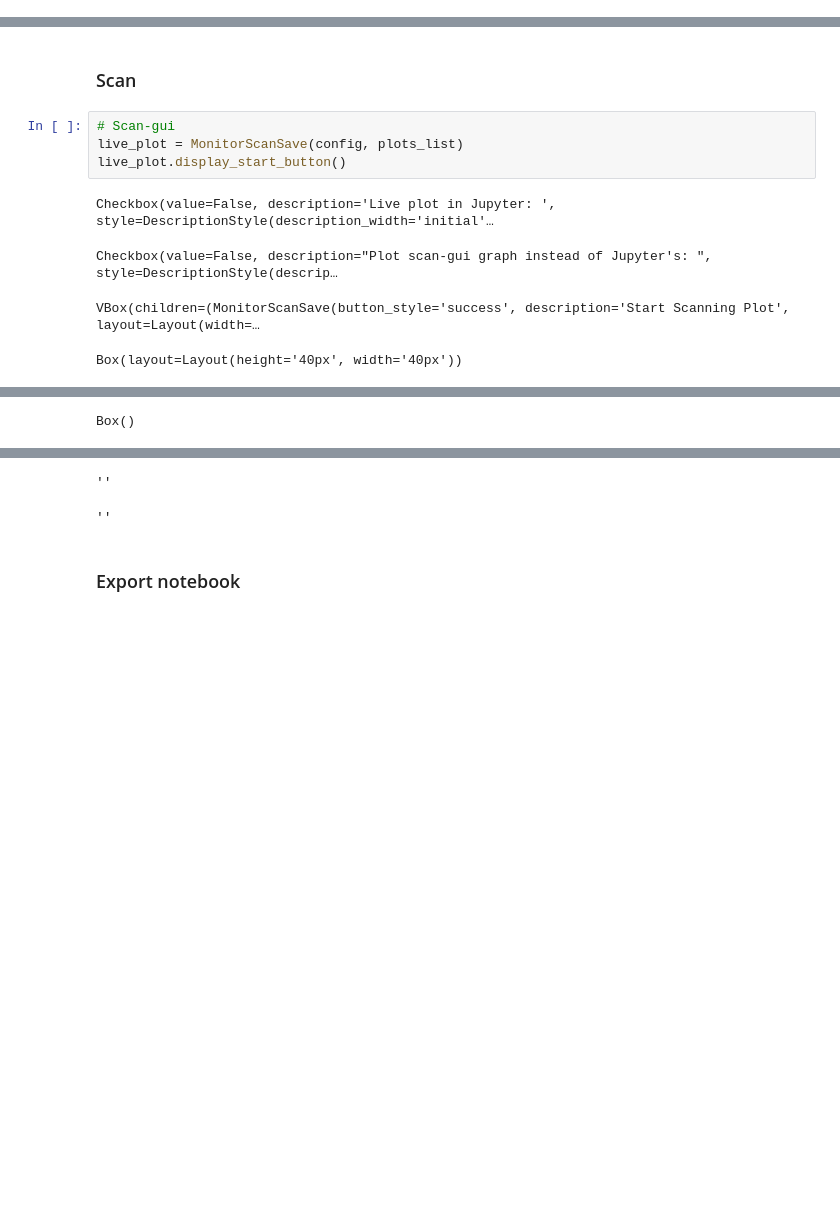
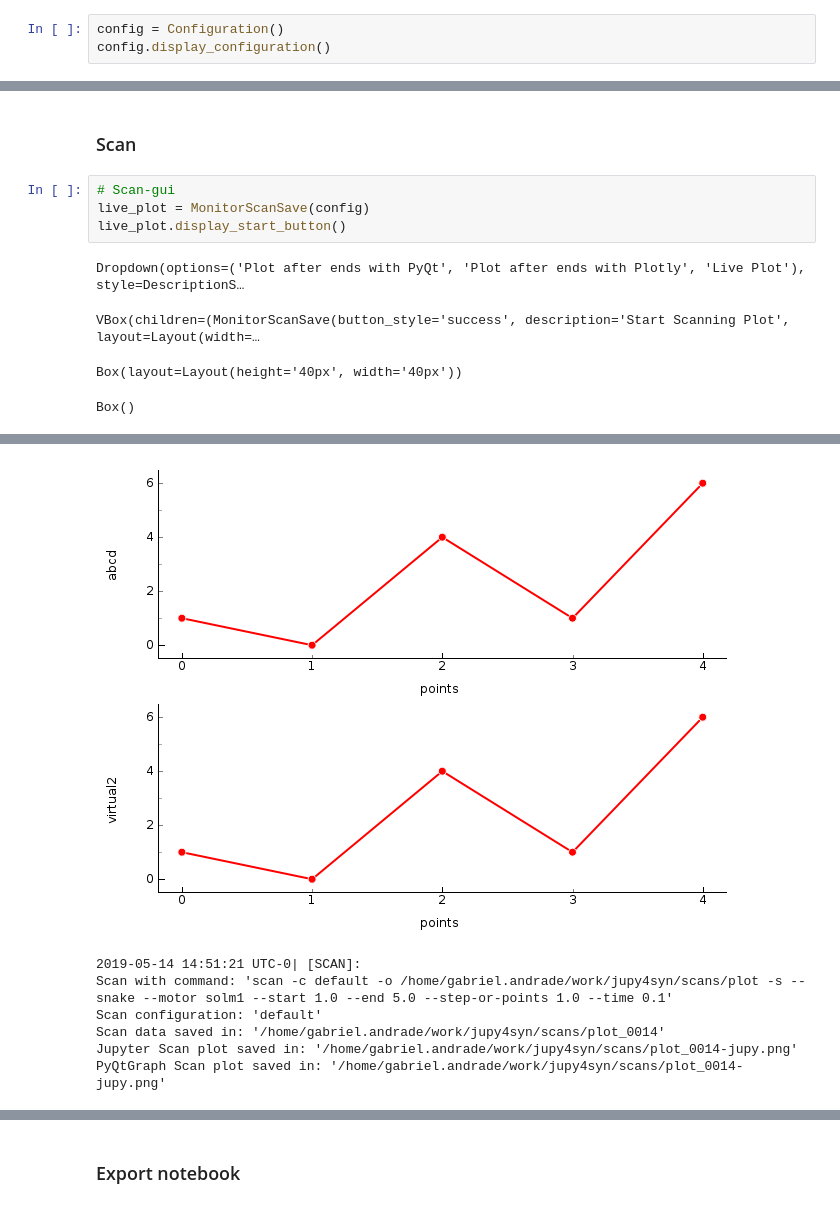
Before and after one commit to lnls-sol/jupy4syn, a Jupyter notebook: laser-beam-alignment.ipynb, the cells around one changed output, grey strips where cells are left out. Cells and saved outputs as stored; diff of their text form; blank space fills up the shorter version.

```diff
--- a/laser-beam-alignment.ipynb
+++ b/laser-beam-alignment.ipynb
@@ -45,0 +22,3 @@ VBox(children=(Checkbox(value=False, description="Print log in Notebook's cells"
+# %%
+config = Configuration()
+config.display_configuration()
@@ -82,10 +65,10 @@ VBox(children=(ManualAlignmentButton(button_style='success', description='Start
 ### Scan
 # %%
 # Scan-gui
-live_plot = MonitorScanSave(config, plots_list)
+live_plot = MonitorScanSave(config)
 live_plot.display_start_button()
 # %% [output]
-Checkbox(value=False, description='Live plot in Jupyter: ', style=DescriptionStyle(description_width='initial'…
+Dropdown(options=('Plot after ends with PyQt', 'Plot after ends with Plotly', 'Live Plot'), style=DescriptionS…
-Checkbox(value=False, description="Plot scan-gui graph instead of Jupyter's: ", style=DescriptionStyle(descrip…
+VBox(children=(MonitorScanSave(button_style='success', description='Start Scanning Plot', layout=Layout(width=…
-VBox(children=(MonitorScanSave(button_style='success', description='Start Scanning Plot', layout=Layout(width=…
+Box(layout=Layout(height='40px', width='40px'))
-Box(layout=Layout(height='40px', width='40px'))
+Box()
@@ -92 +76,7 @@ Box(layout=Layout(height='40px', width='40px'))
+[figure, added]
-Box()
+2019-05-14 14:51:21 UTC-0| [SCAN]:
+Scan with command: 'scan -c default -o /home/gabriel.andrade/work/jupy4syn/scans/plot -s --snake --motor solm1 --start 1.0 --end 5.0 --step-or-points 1.0 --time 0.1'
+Scan configuration: 'default'
+Scan data saved in: '/home/gabriel.andrade/work/jupy4syn/scans/plot_0014'
+Jupyter Scan plot saved in: '/home/gabriel.andrade/work/jupy4syn/scans/plot_0014-jupy.png'
+PyQtGraph Scan plot saved in: '/home/gabriel.andrade/work/jupy4syn/scans/plot_0014-jupy.png'
@@ -94,5 +83,3 @@ Box()
-''
-''
 # %% [markdown]
 ### Export notebook
 # %%
```
Also changed, not shown: parts of 7 cells of this notebook, 1 other file.
